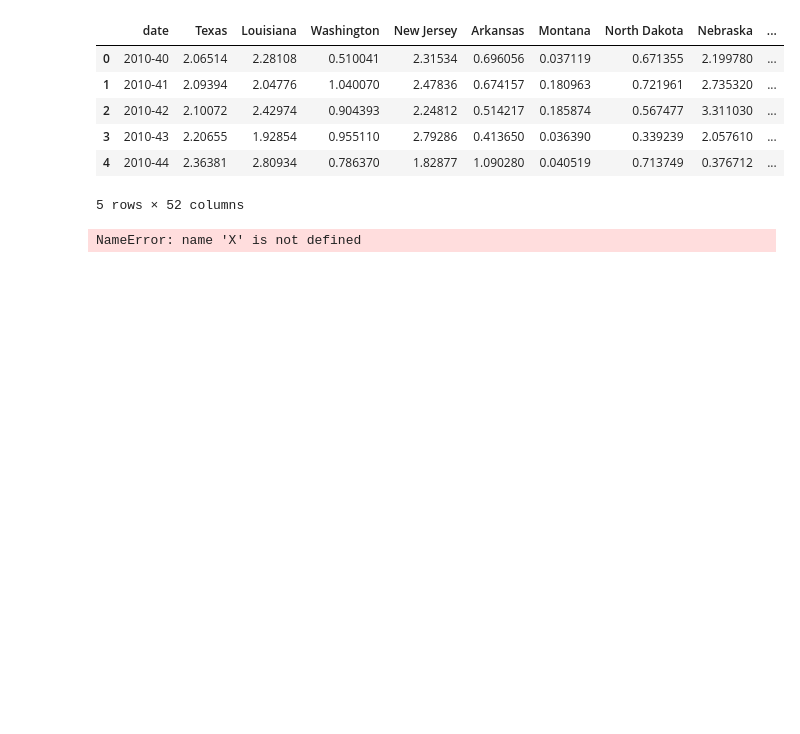
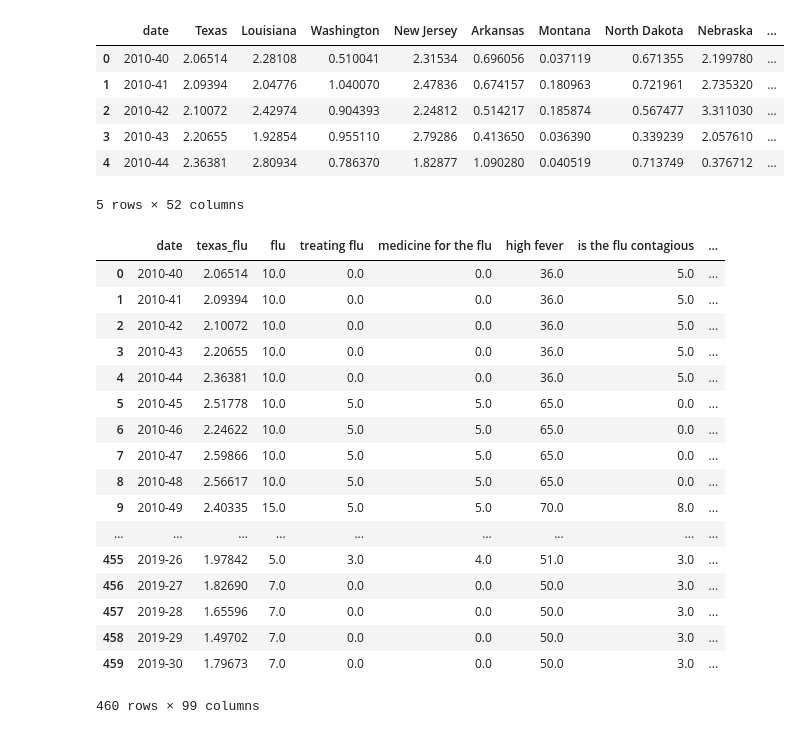
Before and after one commit to FiveSixSenvenEight/109B_flu_prediction, a Jupyter notebook: 01-build/03-create-train-test-data.ipynb, the cells around one changed output. Drawn from its saved outputs; the diff is of its cells as text; code cells hidden in the pictures; blank space fills up the shorter version.

Commit message:
Added the target column

```diff
--- a/01-build/03-create-train-test-data.ipynb
+++ b/01-build/03-create-train-test-data.ipynb
@@ -16,22 +16,44 @@ flu_df.head()
 5 rows × 52 columns
 # %%
 def get_clean_data_for_state(state):
-    df_flu = flu_df[['date', state]]
+    df_flu = flu_df[['date', state]].copy()
+    state_name = state.lower().replace(" ","_")
+    df_flu.columns = ['date', state_name+'_flu']
     google_data = pd.read_csv('../data/google_clean/'+state+'.csv')
     df = pd.merge(df_flu, google_data, on = 'date', how = 'inner')
-    assert df.shape[0] == df_flu.shape[0]
+    df['target'] = df[state_name+'_flu'].shift(-1)
+    df = df.dropna()
+    assert df.shape[0] == df_flu.shape[0]-1
 
-    train_size = int(len(df_flu.shape[0]) * 0.8)
+    train_size = int(df_flu.shape[0] * 0.8)
     df_train, df_test = df.loc[:train_size], df.loc[train_size:]
     save_base = '../data/state_flu_google/'
     train_base = save_base + 'train/'
     test_base = save_base + 'test/'
 
     df_train.to_csv(train_base + state + '.csv', index = None)
     df_test.to_csv(test_base + state + '.csv', index = None)
+    return df
 
 
-get_clean_data_for_state('New York')
-get_clean_data_for_state('Texas')
+df = get_clean_data_for_state('New York')
+df = get_clean_data_for_state('Texas')
 # %% [output]
+|  | date | texas_flu | flu | treating flu | medicine for the flu | high fever | is the flu contagious | ... |
+| 0 | 2010-40 | 2.06514 | 10.0 | 0.0 | 0.0 | 36.0 | 5.0 | ... |
+| 1 | 2010-41 | 2.09394 | 10.0 | 0.0 | 0.0 | 36.0 | 5.0 | ... |
+| 2 | 2010-42 | 2.10072 | 10.0 | 0.0 | 0.0 | 36.0 | 5.0 | ... |
+| 3 | 2010-43 | 2.20655 | 10.0 | 0.0 | 0.0 | 36.0 | 5.0 | ... |
+| 4 | 2010-44 | 2.36381 | 10.0 | 0.0 | 0.0 | 36.0 | 5.0 | ... |
+| 5 | 2010-45 | 2.51778 | 10.0 | 5.0 | 5.0 | 65.0 | 0.0 | ... |
+| 6 | 2010-46 | 2.24622 | 10.0 | 5.0 | 5.0 | 65.0 | 0.0 | ... |
+| 7 | 2010-47 | 2.59866 | 10.0 | 5.0 | 5.0 | 65.0 | 0.0 | ... |
+| 8 | 2010-48 | 2.56617 | 10.0 | 5.0 | 5.0 | 65.0 | 0.0 | ... |
+| 9 | 2010-49 | 2.40335 | 15.0 | 5.0 | 5.0 | 70.0 | 8.0 | ... |
+| ... | ... | ... | ... | ... | ... | ... | ... | ... |
+| 455 | 2019-26 | 1.97842 | 5.0 | 3.0 | 4.0 | 51.0 | 3.0 | ... |
+| 456 | 2019-27 | 1.82690 | 7.0 | 0.0 | 0.0 | 50.0 | 3.0 | ... |
+| 457 | 2019-28 | 1.65596 | 7.0 | 0.0 | 0.0 | 50.0 | 3.0 | ... |
+| 458 | 2019-29 | 1.49702 | 7.0 | 0.0 | 0.0 | 50.0 | 3.0 | ... |
+| 459 | 2019-30 | 1.79673 | 7.0 | 0.0 | 0.0 | 50.0 | 3.0 | ... |
-NameError: name 'X' is not defined
+460 rows × 99 columns
```
Also changed, not shown: parts of 1 cell of this notebook, 4 other files.
